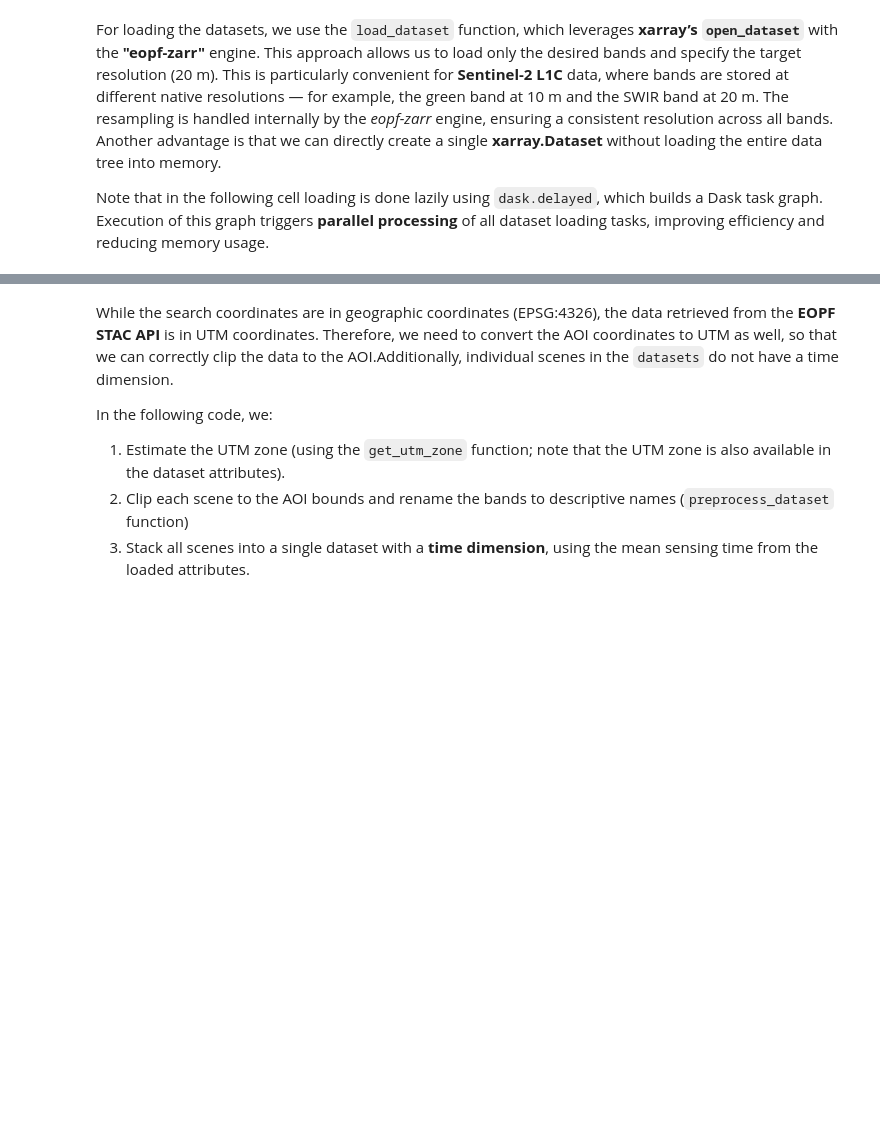
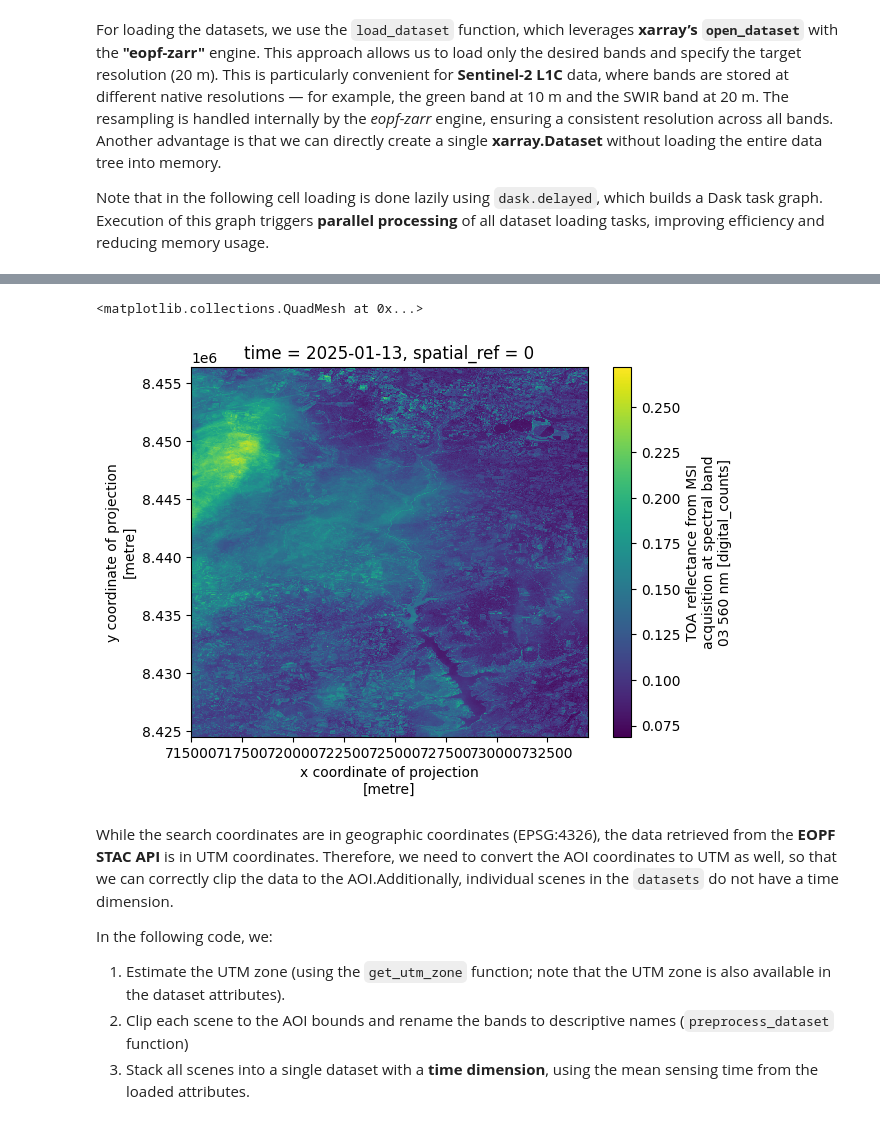
Before and after one commit to eopf-toolkit/eopf-101, a Jupyter notebook: 65_gww.ipynb, the cells around one changed output, grey strips where cells are left out. Saved outputs shown, nothing was run; the diff lists cells and outputs as text; code cells hidden in the pictures; blank space fills up the shorter version.

```diff
--- a/65_gww.ipynb
+++ b/65_gww.ipynb
@@ -135,0 +154,33 @@ datasets = dask.compute(*delayed_datasets)
+# %%
+delayed_datasets = [
+    dask.delayed(preprocess_datatree)(
+        dtree,
+        minx_utm,
+        miny_utm,
+        maxx_utm,
+        maxy_utm,
+        crs_code
+    )
+    for dtree in datatrees
+]
+
+datasets = dask.compute(*delayed_datasets)
+# %%
+data_cube = xr.concat(datasets, dim="time")
+# Sort by time
+data_cube = data_cube.sortby("time")
+# %%
+# Apply to your data cube along 'time' dimension
+# Here 'green' is (time, y, x)
+quality_scores = xr.apply_ufunc(
+    compute_quality_score,
+    data_cube["green"],
+    input_core_dims=[["y", "x"]],
+    vectorize=True,
+    kwargs={"percentile": 75},
+    dask="parallelized",
+    output_dtypes=[float],
+    output_core_dims=[[]]  # scalar per time
+)
+# %%
+data_cube["quality_score"] = quality_scores
@@ -136,3 +263,8 @@ datasets = dask.compute(*delayed_datasets)
+# %%
+data_cube.sel(time="2025-01-13")["green"].plot()
+# %% [output]
+<matplotlib.collections.QuadMesh at 0x...>
+[figure, added]
 # %% [markdown]
 While the search coordinates are in geographic coordinates (EPSG:4326), the data retrieved from the **EOPF STAC API** is in UTM coordinates. Therefore, we need to convert the AOI coordinates to UTM as well, so that we can correctly clip the data to the AOI.Additionally, individual scenes in the `datasets` do not have a time dimension.
 
```
Also changed, not shown: parts of 33 cells of this notebook, 4 other files.
